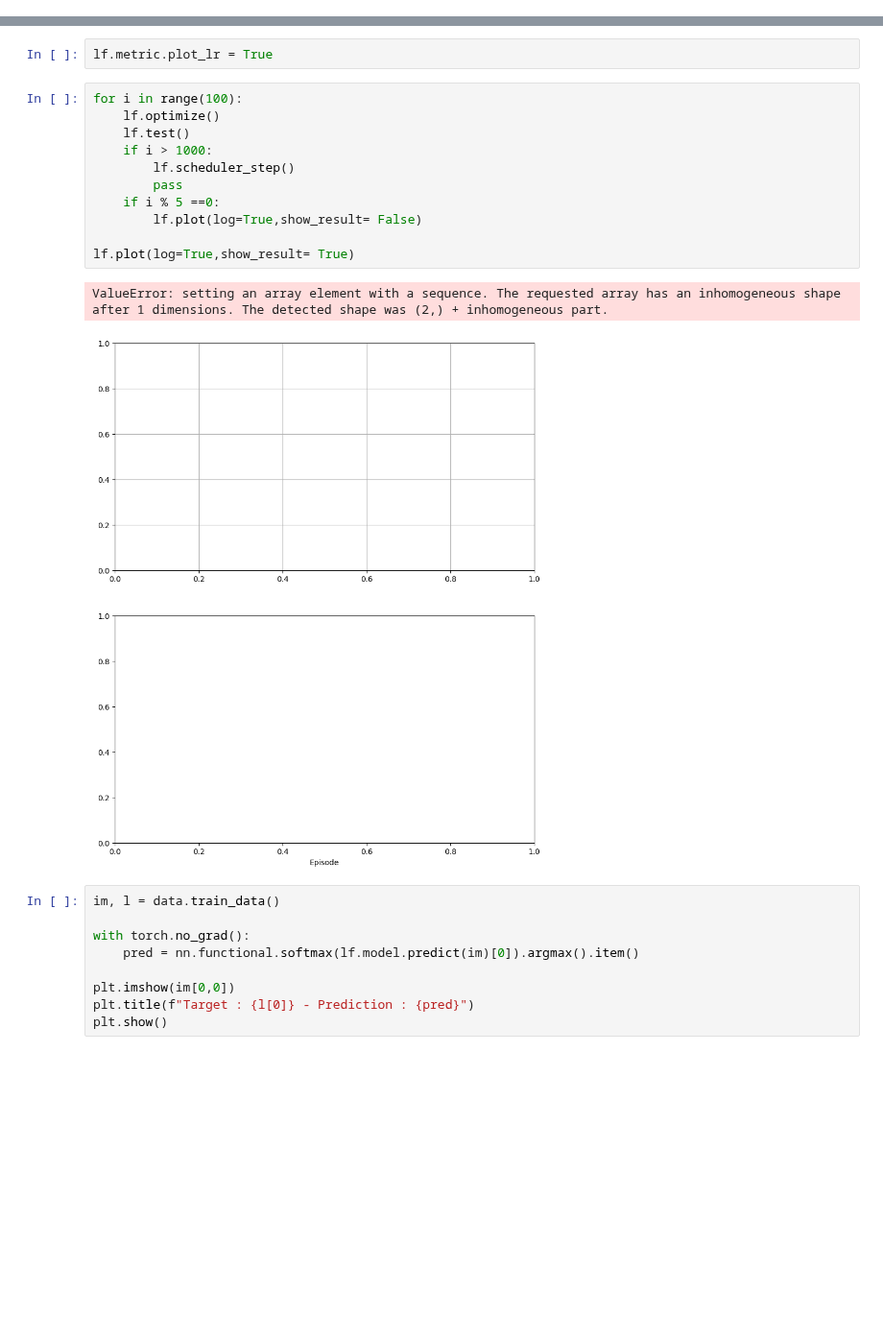
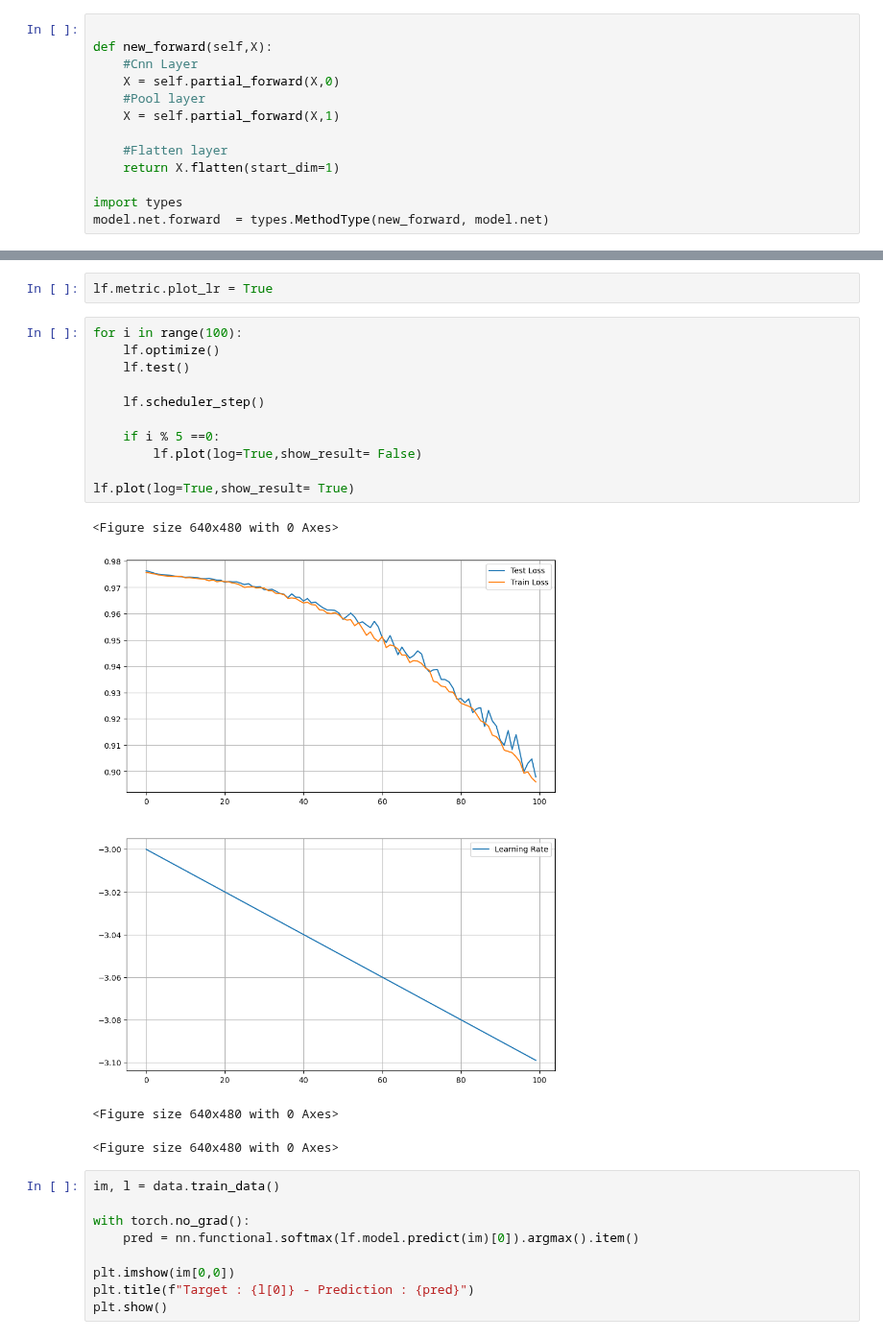
Before and after one commit to bcozmen/deeppy, a Jupyter notebook: tutorials/networks_advanced.ipynb, the cells around one changed output, grey strips where cells are left out. Shown at 96% size. Saved outputs shown, nothing was run; the diff lists cells and outputs as text; blank space fills up the shorter version.

```diff
--- a/tutorials/networks_advanced.ipynb
+++ b/tutorials/networks_advanced.ipynb
@@ -179,0 +186,13 @@ model = Model(**model_params)
+# %%
+
+def new_forward(self,X):
+    #Cnn Layer
+    X = self.partial_forward(X,0)
+    #Pool layer
+    X = self.partial_forward(X,1)
+
+    #Flatten layer
+    return X.flatten(start_dim=1)
+
+import types
+model.net.forward  = types.MethodType(new_forward, model.net)
@@ -184,17 +205,19 @@ lf.metric.plot_lr = True
 # %%
 for i in range(100):
     lf.optimize()
     lf.test()
-    if i > 1000:
-        lf.scheduler_step()
-        pass
+
+    lf.scheduler_step()
+
     if i % 5 ==0:
         lf.plot(log=True,show_result= False)
 
 lf.plot(log=True,show_result= True)
 # %% [output]
-ValueError: setting an array element with a sequence. The requested array has an inhomogeneous shape after 1 dimensions. The detected shape was (2,) + inhomogeneous part.
+<Figure size 640x480 with 0 Axes>
-[figure, old version]
+[figure, new version]
+<Figure size 640x480 with 0 Axes>
+<Figure size 640x480 with 0 Axes>
 # %%
 im, l = data.train_data()
 
```
Also changed, not shown: parts of 2 cells of this notebook, 2 other files.
